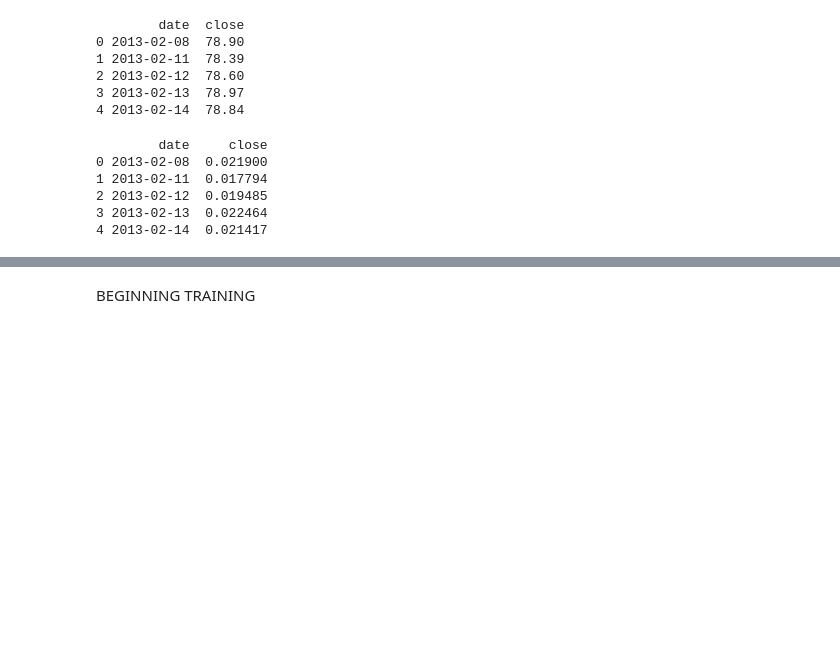
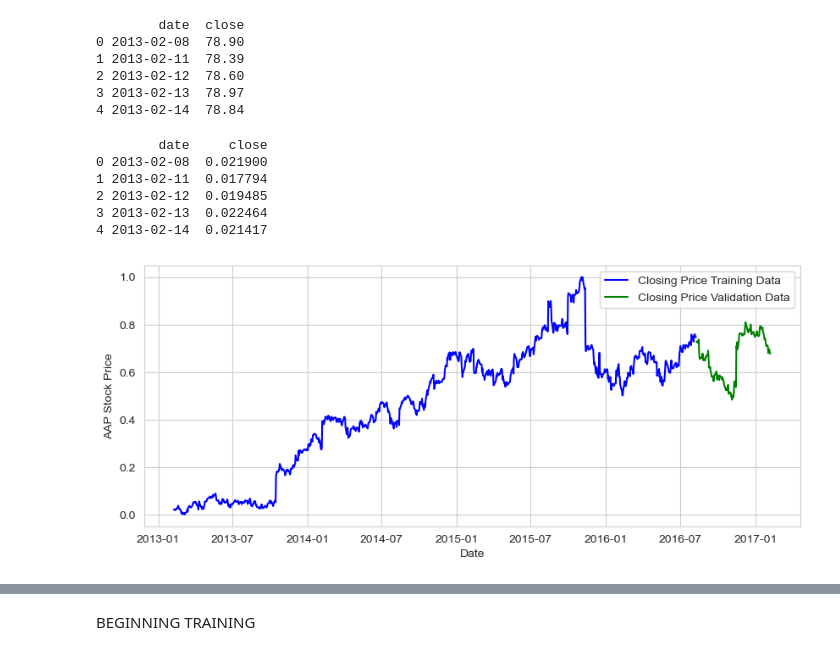
Before and after one commit to Ajay-Aryan/Stock_Price_Prediction, a Jupyter notebook: Combined_.ipynb, the cells around one changed output, grey strips where cells are left out. Cells and saved outputs as stored; diff of their text form; code cells hidden in the pictures; blank space fills up the shorter version.

```diff
--- a/Combined_.ipynb
+++ b/Combined_.ipynb
@@ -80 +85,14 @@ val_mse_sw = mean_squared_error(data_aap_val['close'], val_predictions_sw)
+# %%
+# Plot Sliding Window Linear Regression Results
+plt.figure(figsize=(10, 4))
+
+plt.plot(data_aap_train['date'], data_aap_train['close'], label='Closing Price Training Data', color = 'blue')
+plt.plot(data_aap_val['date'], data_aap_val['close'], label='Closing Price Validation Data', color = 'green')
+
+plt.xlabel('Date')
+plt.ylabel('AAP Stock Price')
+plt.legend()
+plt.show()
+# %% [output]
+[figure, added]
 # %%
```
Also changed, not shown: parts of 10 cells of this notebook.
